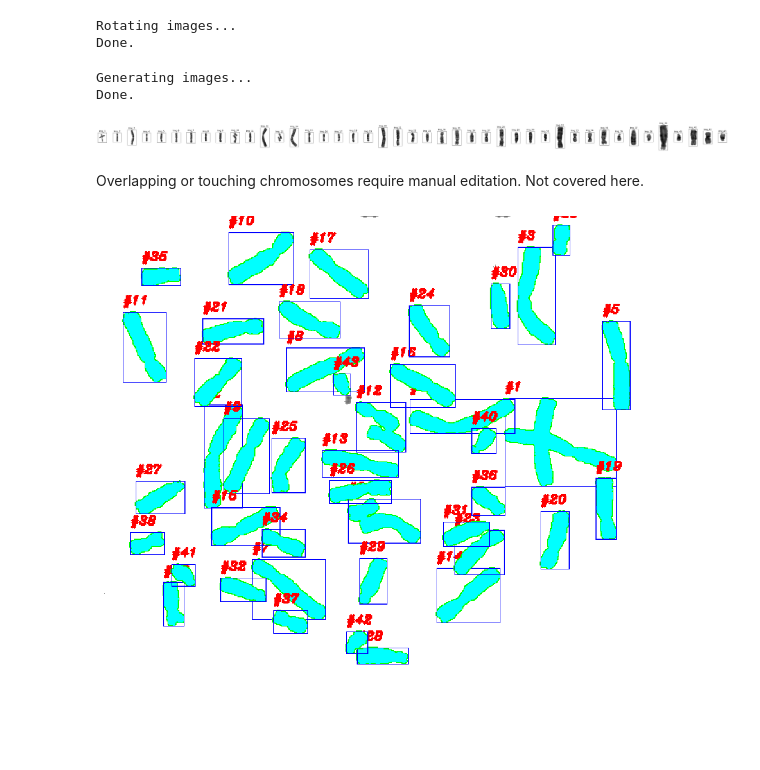
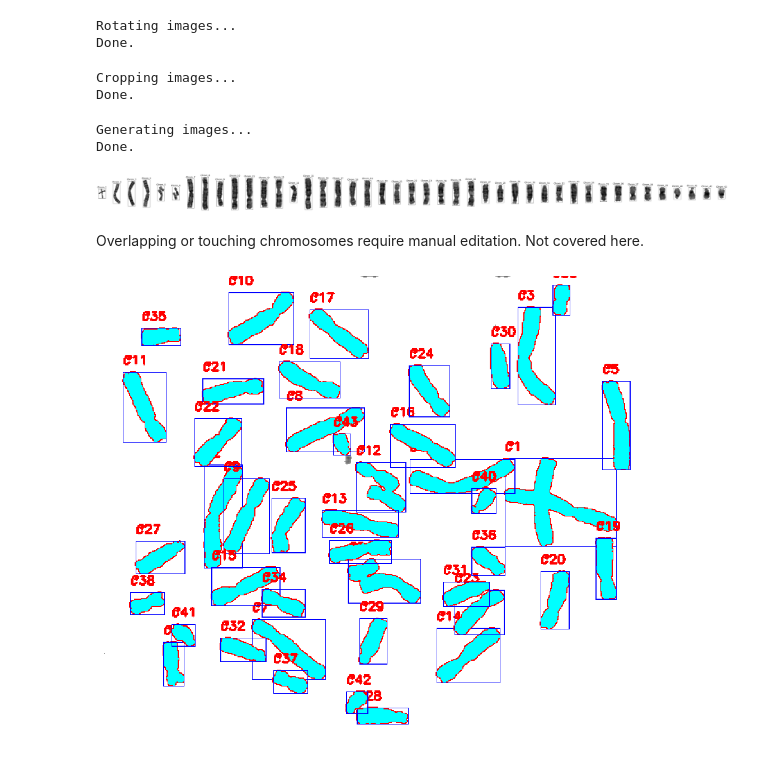
Before and after one commit to lspevak/ml-samples, a Jupyter notebook: ml_chromosome_extraction.ipynb, the cells around one changed output. Cells and saved outputs as stored; diff of their text form; code cells hidden in the pictures; blank space fills up the shorter version.

Commit message:
Cropping of chromosomes added

```diff
--- a/ml_chromosome_extraction.ipynb
+++ b/ml_chromosome_extraction.ipynb
@@ -262,26 +249,54 @@ print ('Done.')
 # %% [output]
 Rotating images...
 Done.
+# %%
+def crop_image(img_gray, background_gray_color):
+    """
+    Takes gray image and returns cropped image.
+    """
+    rows, cols = img_gray.shape
+    non_empty_columns = np.where(img_gray.min(axis=0) != background_gray_color)[0]
+    non_empty_rows = np.where(img_gray.min(axis=1) != background_gray_color)[0]
+    crop_box = (min(non_empty_rows),
+                min(max(non_empty_rows), rows),
+                min(non_empty_columns),
+                min(max(non_empty_columns), cols))
+
+    cropped = img_gray[crop_box[0] : crop_box[1]+1, crop_box[2] : crop_box[3]+1]
+    return cropped
+# %%
+cropped_images = []
+
+print ('Cropping images...')
+
+for rotated_image in rotated_images:
+    cropped = crop_image(rotated_image, 255)
+    cropped_images.append(cropped)
+
+print ('Done.')
+# %% [output]
+Cropping images...
+Done.
 # %%
 print ('Generating images...')
 
-rotated_images = sorted(rotated_images, key=lambda image: image.shape[0]*image.shape[1], reverse=True)
-n_extracted = len(rotated_images)
+target_images = sorted(cropped_images, key=lambda image: image.shape[0]*image.shape[1], reverse=True)
+n_extracted = len(target_images)
 
-fig = plt.figure(figsize=(50,5))
+fig = plt.figure(figsize=(50,7))
 for i in range(0, n_extracted):
     plt.subplot(1,n_extracted,i+1)
     plt.tight_layout()
-    plt.imshow(rotated_images[i], cmap='gray', interpolation='none')
-    plt.title("Img_{}".format(i+1))
+    plt.imshow(target_images[i], cmap='gray', interpolation='none')
+    plt.title("Chrom_{}".format(i+1))
     plt.xticks([])
     plt.yticks([])
 
 print ('Done.')
 # %% [output]
 Generating images...
 Done.
-[figure, old version]
+[figure, new version]
 # %% [markdown]
 Overlapping or touching chromosomes require manual editation. Not covered here.
 # %%
@@ -299,13 +314,14 @@ for i, contour in enumerate(contours):
     if area<100:
         continue
 
-    cv2.drawContours(img3, [contour], 0, (0,255,0), 2)
-    x, y, w, h = cv2.boundingRect(contour)
-
+    # border
+    cv2.drawContours(img3, [contour], 0, (0,0,255), 2)
+    # fill
     cv2.drawContours(img3, [contour], 0, (255,255,0), -1)
 
+    x, y, w, h = cv2.boundingRect(contour)
     cv2.rectangle(img3, (x, y), (x + w, y + h), (255, 0, 0), 1)
-    cv2.putText(img3, "#{}".format(i + 1), (x, y-10), cv2.FONT_HERSHEY_SCRIPT_COMPLEX, 0.5, (0, 0, 255), 2)
+    cv2.putText(img3, "C{}".format(i + 1), (x, y-10), cv2.FONT_HERSHEY_SCRIPT_SIMPLEX, 0.5, (0, 0, 255), 2)
 
 # Draw original figure with rectangles
 plt.figure(figsize=(20,20))
@@ -313,4 +329,4 @@ plt.axis("off")
 plt.imshow(cv2.cvtColor(img3, cv2.COLOR_BGR2RGB))
 plt.show()
 # %% [output]
-[figure, old version]
+[figure, new version]
```
Also changed, not shown: parts of 2 cells of this notebook.
